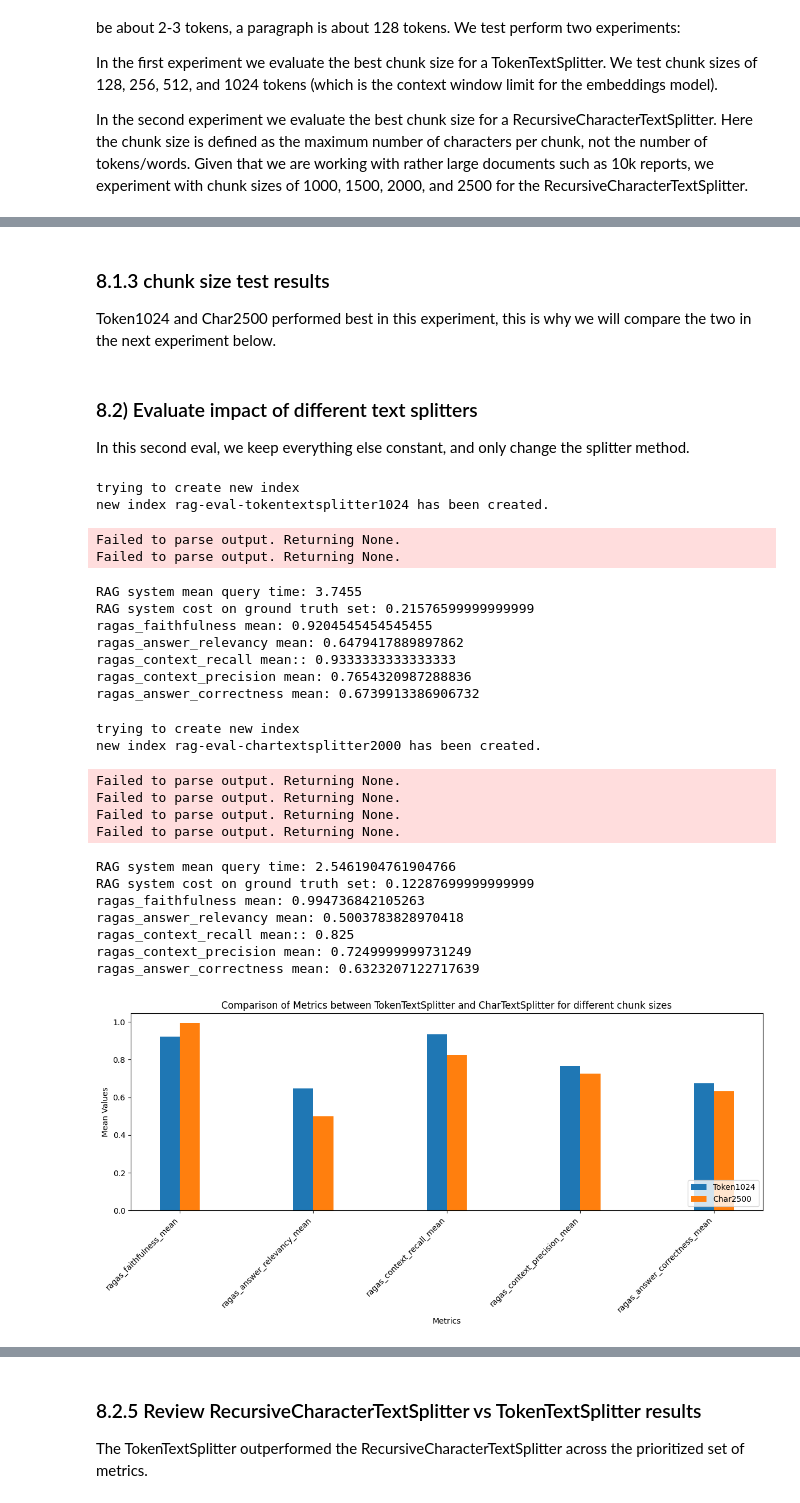
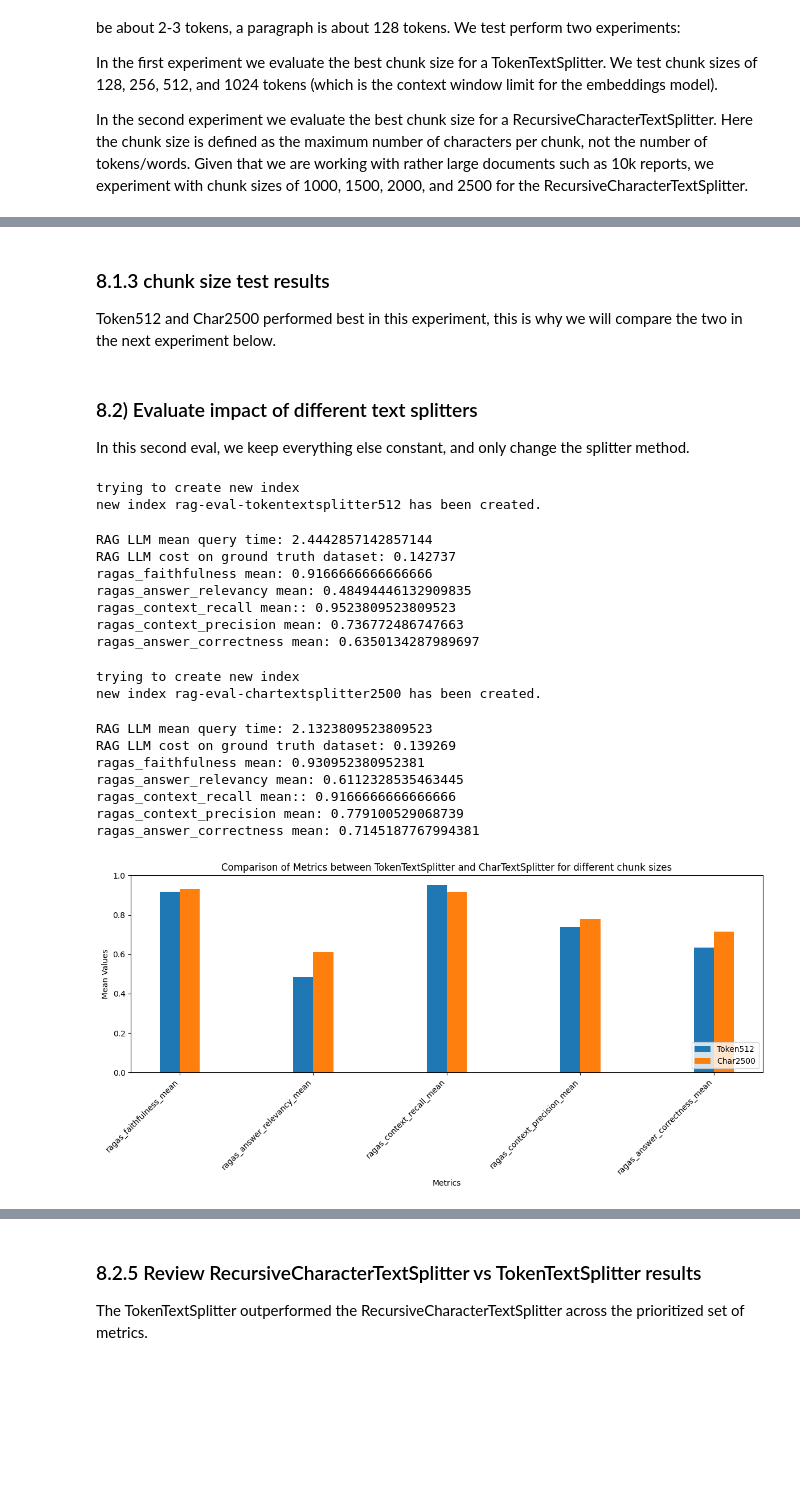
Before and after one commit to fhuthmacher/aws-rag-system-eval, a Jupyter notebook: RAG-System-Eval-DeepDive.ipynb, the cells around one changed output, grey strips where cells are left out. Saved outputs shown, nothing was run; the diff lists cells and outputs as text; code cells hidden in the pictures; blank space fills up the shorter version.

```diff
--- a/RAG-System-Eval-DeepDive.ipynb
+++ b/RAG-System-Eval-DeepDive.ipynb
@@ -1771,7 +1913,7 @@ class RagasEval():
             reference_answer_error = ""
 
             # RagAnswer(results,context_list,query_time,usage,cost)
-            result = rag_agent.search(item['prompt'])
+            result = rag_agent.get_answer(item['prompt'])
 
             question = item['prompt']
             reference_answer = item['output']
@@ -1815,8 +1957,10 @@ class RagasEval():
                 )
                 basic_qa_details.append({
                     "query_time": result.query_time,
-                    "usage": result.usage,
-                    "cost": result.cost
+                    "llm_usage": result.llm_usage,
+                    "llm_cost": result.llm_cost,
+                    "embedding_usage": result.embedding_usage,
+                    "embedding_cost": result.embedding_cost
                 }
                 )
 
@@ -1844,8 +1988,11 @@ class RagasEval():
             # evaluate with RAGAS
             basic_qa_ragas = Dataset.from_pandas(basic_qa_ragas_df)
             run_config=RunConfig(timeout=15, max_retries=1, max_wait=15, max_workers=6)
+
             ragas_result = evaluate(basic_qa_ragas, metrics=metrics, llm=ragas_eval_llm, embeddings=ragas_eval_embedding,run_config=run_config, is_async=True,raise_exceptions=True )
 
+            if debug == True:
+                print(ragas_result)
 
             ragas_evals_df = ragas_result.to_pandas()
 
@@ -1865,7 +2012,7 @@ class RagasEval():
 
             }
             print(f'RAG LLM mean query time: {basic_qa_details_df["query_time"].mean()}')
-            print(f'RAG LLM cost on ground truth dataset: {basic_qa_details_df["cost"].sum()}')
+            print(f'RAG cost (LLM + embedding model) on ground truth dataset: {basic_qa_details_df["llm_cost"].sum()+ basic_qa_details_df["embedding_cost"].sum()}')
             print(f'ragas_faithfulness mean: {ragas_evals_df["faithfulness"].mean()}')
             print(f'ragas_answer_relevancy mean: {ragas_evals_df["answer_relevancy"].mean()}')
             print(f'ragas_context_recall mean:: {ragas_evals_df["context_recall"].mean()}')
@@ -2485,6 +2612,6 @@ Char2500 performs the best overall across all RAGAS metrics, and is also perform
 # %% [markdown]
 ### 8.1.3 chunk size test results
-Token1024 and Char2500 performed best in this experiment, this is why we will compare the two in the next experiment below.
+Token512 and Char2500 performed best in this experiment, this is why we will compare the two in the next experiment below.
 # %% [markdown]
 ### 8.2) Evaluate impact of different text splitters
 
@@ -2503,12 +2630,12 @@ rag_agent = RagAgent(   model_id = 'anthropic.claude-3-sonnet-20240229-v1:0',
                         knowledge_base_id = os.environ['BEDROCK_KNOWLEDGEBASE_ID'],
                         region = os.environ['REGION'],
                         opensearch_endpoint = os.environ['OPENSEARCH_COLLECTION'],
-                        opensearch_index = 'rag-eval-tokentextsplitter1024',
+                        opensearch_index = 'rag-eval-tokentextsplitter512',
                         opensearch_index_dimension = 1536,
                         opensearch_fetch_k = 4, # OpenSearch default
                         documents = documents,
                         chunking_strategy = 'TokenTextSplitter',
-                        chunk_size =  1024,
+                        chunk_size =  512,
                         chunk_overlap = 64,
                         debug = False
                     )
@@ -2527,16 +2654,14 @@ rag_system_eval_details = {
 ragas_eval_resultsplitter1,ragas_eval_resultsplitter1df = ragas_eval.run_ragas_eval(rag_system_eval_details)
 # %% [output]
 trying to create new index
-new index rag-eval-tokentextsplitter1024 has been created.
+new index rag-eval-tokentextsplitter512 has been created.
-Failed to parse output. Returning None.
-Failed to parse output. Returning None.
+RAG LLM mean query time: 2.4442857142857144
+RAG LLM cost on ground truth dataset: 0.142737
+ragas_faithfulness mean: 0.9166666666666666
+ragas_answer_relevancy mean: 0.48494446132909835
+ragas_context_recall mean:: 0.9523809523809523
+ragas_context_precision mean: 0.736772486747663
+ragas_answer_correctness mean: 0.6350134287989697
-RAG system mean query time: 3.7455
-RAG system cost on ground truth set: 0.21576599999999999
-ragas_faithfulness mean: 0.9204545454545455
-ragas_answer_relevancy mean: 0.6479417889897862
-ragas_context_recall mean:: 0.9333333333333333
-ragas_context_precision mean: 0.7654320987288836
-ragas_answer_correctness mean: 0.6739913386906732
 # %%
 # 8.2.2 RAG system with CharTextSplitter
 
@@ -2551,12 +2676,12 @@ rag_agent = RagAgent(   model_id = 'anthropic.claude-3-sonnet-20240229-v1:0',
                         knowledge_base_id = os.environ['BEDROCK_KNOWLEDGEBASE_ID'],
                         region = os.environ['REGION'],
                         opensearch_endpoint = os.environ['OPENSEARCH_COLLECTION'],
-                        opensearch_index = 'rag-eval-chartextsplitter2000',
+                        opensearch_index = 'rag-eval-chartextsplitter2500',
                         opensearch_index_dimension = 1536,
                         opensearch_fetch_k = 4, # OpenSearch default
                         documents = documents,
                         chunking_strategy = 'RecursiveCharacterTextSplitter',
-                        chunk_size =  2000,
+                        chunk_size =  2500,
                         chunk_overlap = 64,
                         debug = False
                     )
@@ -2575,51 +2700,47 @@ rag_system_eval_details = {
 ragas_eval_resultsplitter2,ragas_eval_resultsplitter2df = ragas_eval.run_ragas_eval(rag_system_eval_details)
 # %% [output]
 trying to create new index
-new index rag-eval-chartextsplitter2000 has been created.
+new index rag-eval-chartextsplitter2500 has been created.
-Failed to parse output. Returning None.
-Failed to parse output. Returning None.
-Failed to parse output. Returning None.
-Failed to parse output. Returning None.
+RAG LLM mean query time: 2.1323809523809523
+RAG LLM cost on ground truth dataset: 0.139269
+ragas_faithfulness mean: 0.930952380952381
+ragas_answer_relevancy mean: 0.6112328535463445
+ragas_context_recall mean:: 0.9166666666666666
+ragas_context_precision mean: 0.779100529068739
+ragas_answer_correctness mean: 0.7145187767994381
-RAG system mean query time: 2.5461904761904766
-RAG system cost on ground truth set: 0.12287699999999999
-ragas_faithfulness mean: 0.994736842105263
-ragas_answer_relevancy mean: 0.5003783828970418
-ragas_context_recall mean:: 0.825
-ragas_context_precision mean: 0.7249999999731249
-ragas_answer_correctness mean: 0.6323207122717639
 # %%
 ## 8.2.3 Review RecursiveCharacterTextSplitter vs TokenTextSplitter results
 import matplotlib.pyplot as plt
 
 # Extract metric names and mean values
 metric_names = list(ragas_eval_resultsplitter1.keys())
 ragas_eval_result1_means = list(ragas_eval_resultsplitter1.values())
 ragas_eval_result2_means = list(ragas_eval_resultsplitter2.values())
 
 
 # Create comparison chart
 fig, ax = plt.subplots(figsize=(12, 6))
 
 bar_width = 0.15
 index = range(len(metric_names))
 
-bar1 = ax.bar(index, ragas_eval_result1_means, bar_width, label='Token1024')
+bar1 = ax.bar(index, ragas_eval_result1_means, bar_width, label='Token512')
 bar2 = ax.bar([i + bar_width for i in index], ragas_eval_result2_means, bar_width, label='Char2500')
 
 ax.set_xlabel('Metrics')
 ax.set_ylabel('Mean Values')
 ax.set_title('Comparison of Metrics between TokenTextSplitter and CharTextSplitter for different chunk sizes')
 ax.set_xticks([i + bar_width / 2 for i in index])
 ax.set_xticklabels(metric_names, rotation=45, ha='right')
 ax.legend(loc='lower right')
 
 plt.tight_layout()
 # Save the figure
 filename = './tmp/tokensplitter_vs_charsplitter.png'
 plt.savefig(filename)
 plt.show()
 # %% [output]
-[figure, old version]
+[figure, new version]
 # %%
 # 8.2.4 LLM analysis
 image_path = "./tmp/tokensplitter_vs_charsplitter.png"
```
Also changed, not shown: parts of 35 cells of this notebook, 2 other files.
